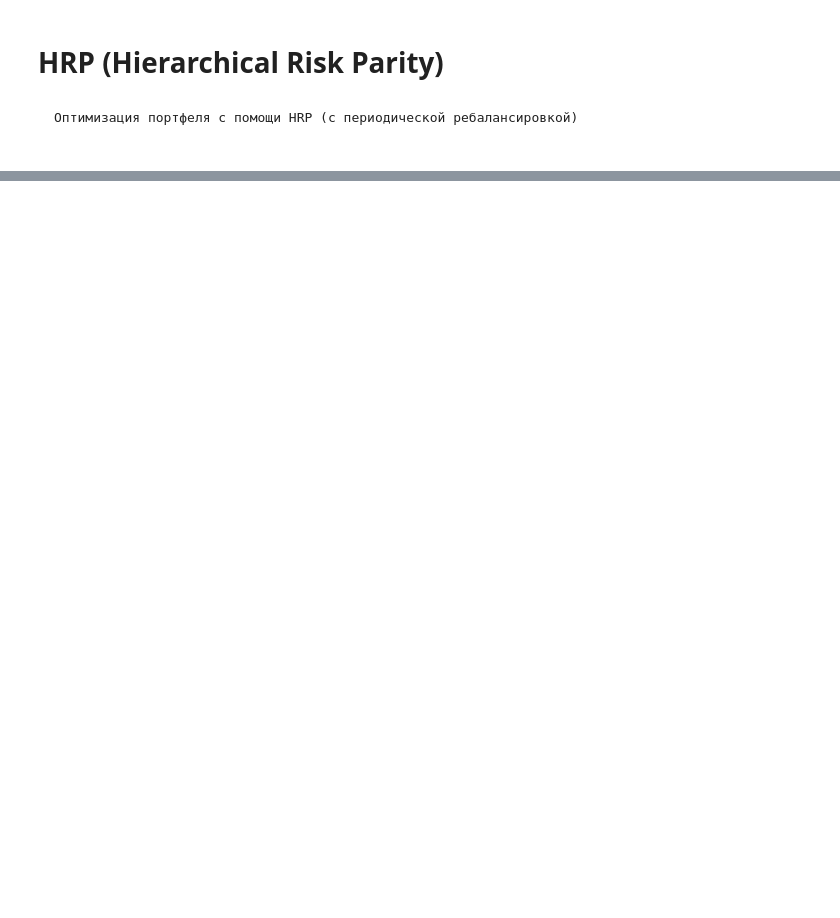
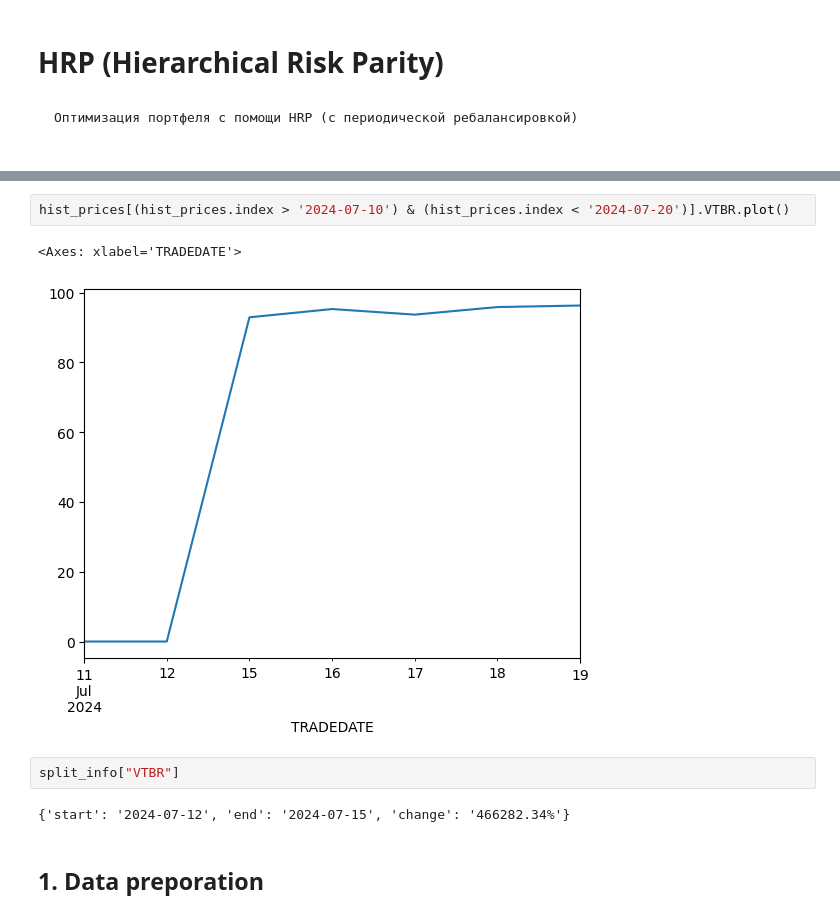
Before and after one commit to beilak/trading-ml-modeling, a Jupyter notebook: portfolio_optimization/hrp.ipynb, the cells around one changed output, grey strips where cells are left out. Drawn from its saved outputs; the diff is of its cells as text; blank space fills up the shorter version.

```diff
--- a/portfolio_optimization/hrp.ipynb
+++ b/portfolio_optimization/hrp.ipynb
@@ -39,2 +281,11 @@
+# %%
+hist_prices[(hist_prices.index > '2024-07-10') & (hist_prices.index < '2024-07-20')].VTBR.plot()
+# %% [output]
+<Axes: xlabel='TRADEDATE'>
+[figure, added]
+# %%
+split_info["VTBR"]
+# %% [output]
+{'start': '2024-07-12', 'end': '2024-07-15', 'change': '466282.34%'}
 # %% [markdown]
-##
+## 1. Data preporation
```
Also changed, not shown: parts of 35 cells of this notebook, 18 other files.
